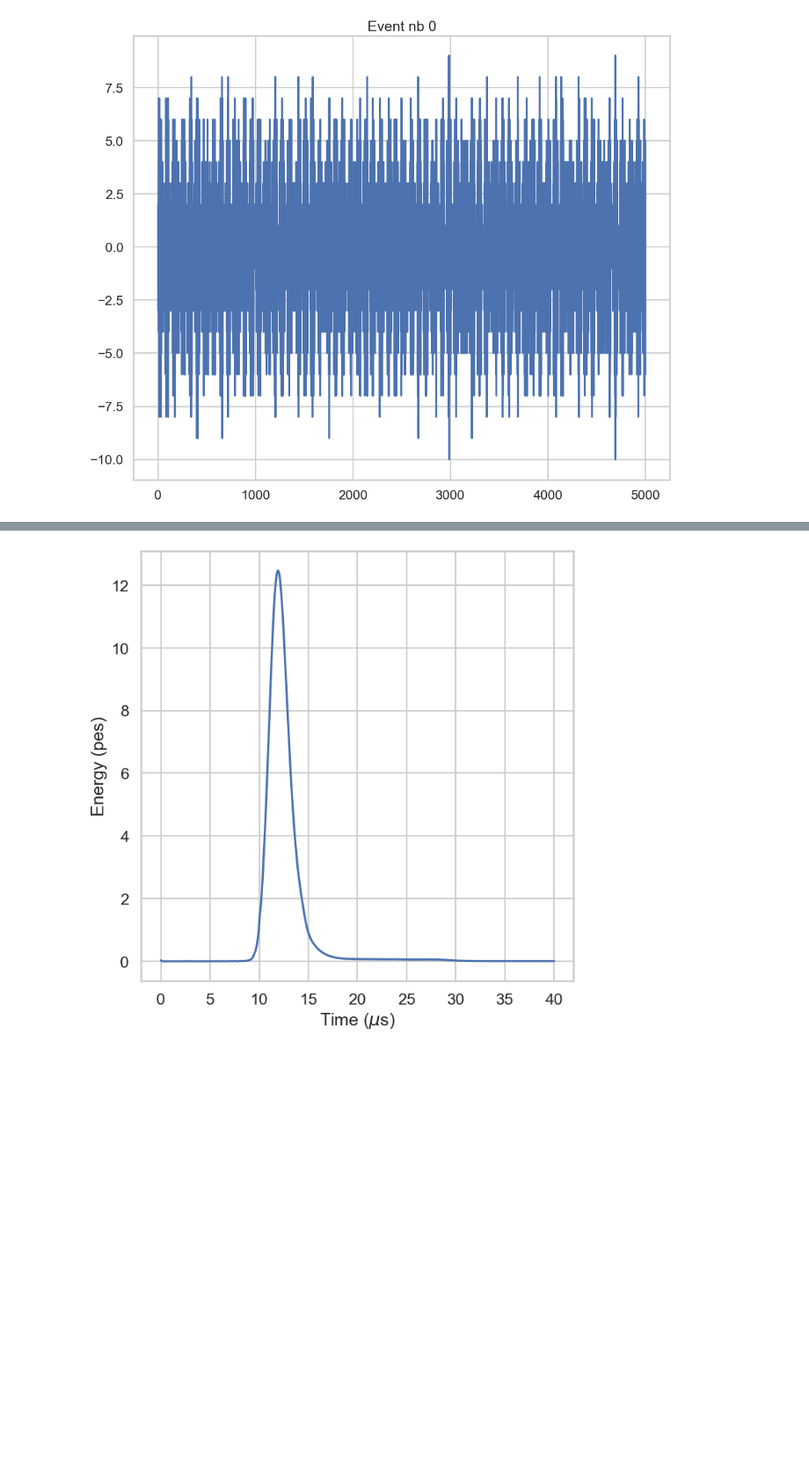
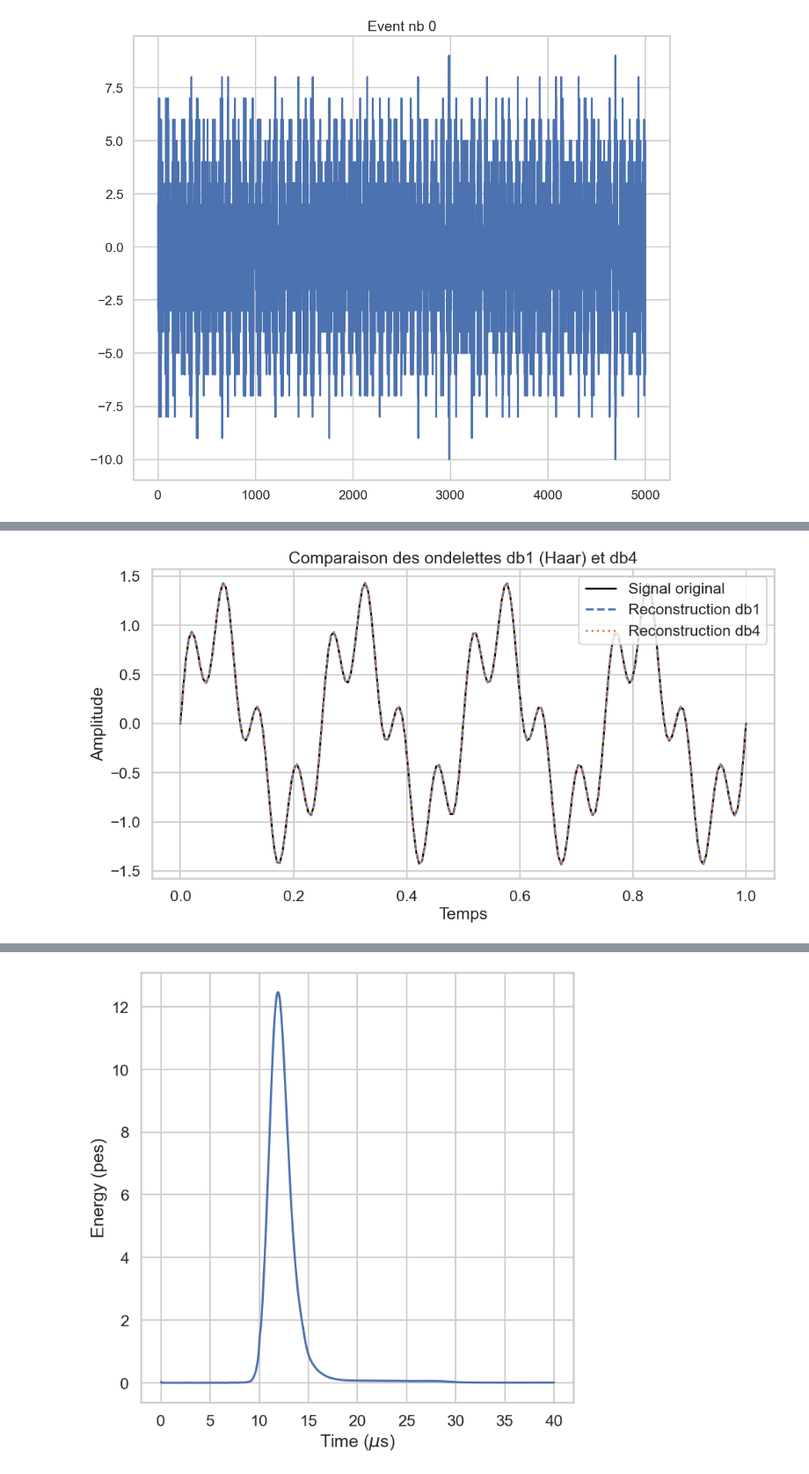
Before and after one commit to ludophys/PhD_Thesis2, a Jupyter notebook: GanEss/analyse/Raw_WF_noise_study.ipynb, the cells around one changed output, grey strips where cells are left out. Shown at 88% size. Cells and saved outputs as stored; diff of their text form; code cells hidden in the pictures; blank space fills up the shorter version.

```diff
--- a/GanEss/analyse/Raw_WF_noise_study.ipynb
+++ b/GanEss/analyse/Raw_WF_noise_study.ipynb
@@ -530,0 +238,29 @@ ene_max : 10000
+# %%
+import pywt
+import matplotlib.pyplot as plt
+import numpy as np
+
+# Définir un signal exemple
+x = np.linspace(0, 1, 200)
+signal = np.sin(8 * np.pi * x) + 0.5 * np.sin(32 * np.pi * x)  # signal avec détails haute fréquence
+
+# Décomposition avec db1 (Haar)
+coeffs_db1 = pywt.wavedec(signal, 'db1', level=3)
+recon_db1 = pywt.waverec(coeffs_db1, 'db1')
+
+# Décomposition avec db4
+coeffs_db4 = pywt.wavedec(signal, 'db4', level=3)
+recon_db4 = pywt.waverec(coeffs_db4, 'db4')
+
+# Tracé
+plt.figure(figsize=(12,6))
+plt.plot(x, signal, label='Signal original', color='black', linewidth=2)
+plt.plot(x, recon_db1[:len(x)], label='Reconstruction db1', linestyle='--')
+plt.plot(x, recon_db4[:len(x)], label='Reconstruction db4', linestyle=':')
+plt.title("Comparaison des ondelettes db1 (Haar) et db4")
+plt.xlabel("Temps")
+plt.ylabel("Amplitude")
+plt.legend()
+plt.show()
+# %% [output]
+[figure, added]
```
Also changed, not shown: parts of 11 cells of this notebook.
